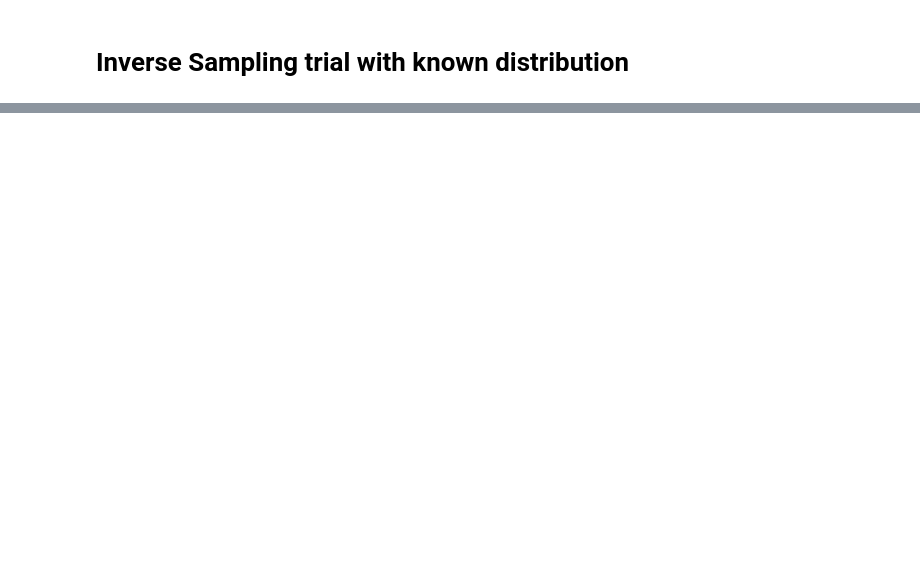
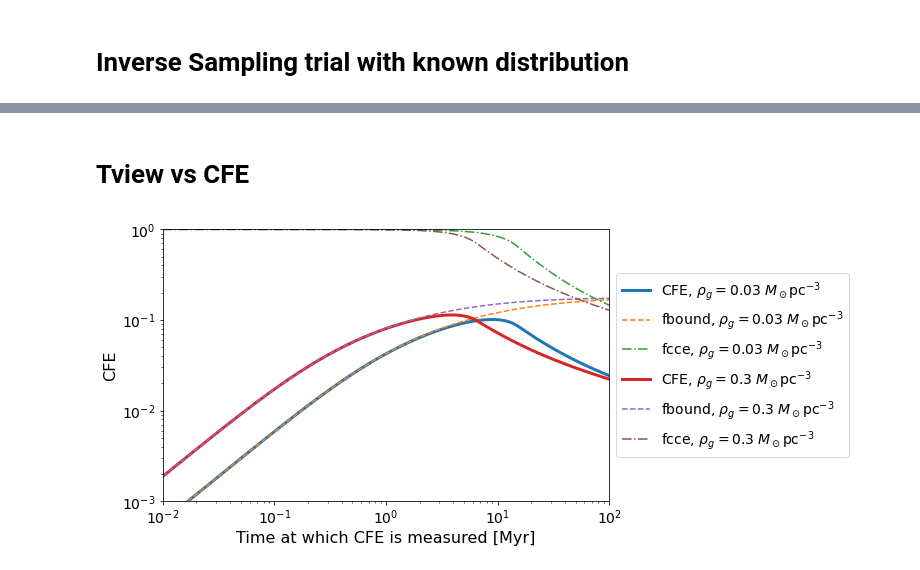
Before and after one commit to pablocoque/Test_routines, a Jupyter notebook: IMFcode/IMF_tests.ipynb, the cells around one changed output, grey strips where cells are left out. Saved outputs shown, nothing was run; the diff lists cells and outputs as text; code cells hidden in the pictures; blank space fills up the shorter version.

Commit message:
exploring time at which CFE is calculated

```diff
--- a/IMFcode/IMF_tests.ipynb
+++ b/IMFcode/IMF_tests.ipynb
@@ -137,0 +138,24 @@ plt.loglog(marray, env_norm * Envarray)
+# %% [markdown]
+# Tview vs CFE
+# %%
+data_cfe = np.loadtxt("../tview_cfe.txt")
+data_fbound = np.loadtxt("../tview_fbound.txt")
+data_fcce = np.loadtxt("../tview_fcce.txt")
+# %%
+plt.figure(figsize=(8, 5))
+plt.plot(data_cfe[:,0]/3.15576e13, data_cfe[:,1], linewidth=3, label=r'CFE, $\rho_g = 0.03 \; M_\odot \rm{pc}^{-3}$')
+plt.plot(data_fbound[:,0]/3.15576e13, data_fbound[:,1], '--', label=r'fbound, $\rho_g = 0.03 \; M_\odot \rm{pc}^{-3}$')
+plt.plot(data_fcce[:,0]/3.15576e13, data_fcce[:,1], '-.', label=r'fcce, $\rho_g = 0.03 \; M_\odot \rm{pc}^{-3}$')
+plt.plot(data_cfe[:,0]/3.15576e13, data_cfe[:,2], linewidth=3, label=r'CFE, $\rho_g = 0.3 \; M_\odot \rm{pc}^{-3}$')
+plt.plot(data_fbound[:,0]/3.15576e13, data_fbound[:,2], '--', label=r'fbound, $\rho_g = 0.3 \; M_\odot \rm{pc}^{-3}$')
+plt.plot(data_fcce[:,0]/3.15576e13, data_fcce[:,2], '-.', label=r'fcce, $\rho_g = 0.3 \; M_\odot \rm{pc}^{-3}$')
+plt.legend(loc='center left', bbox_to_anchor=(1, 0.5), fontsize=14)
+plt.xscale('log')
+plt.yscale('log')
+plt.xlim(1e-2, 1e2)
+plt.ylim(1e-3, 1e0)
+plt.xlabel('Time at which CFE is measured [Myr]', fontsize=16)
+plt.ylabel('CFE', fontsize=16)
+plt.tick_params(axis='both', which='major', labelsize=14)
+# %% [output]
+[figure, added]
```
Also changed, not shown: parts of 4 cells of this notebook, 6 other files.
